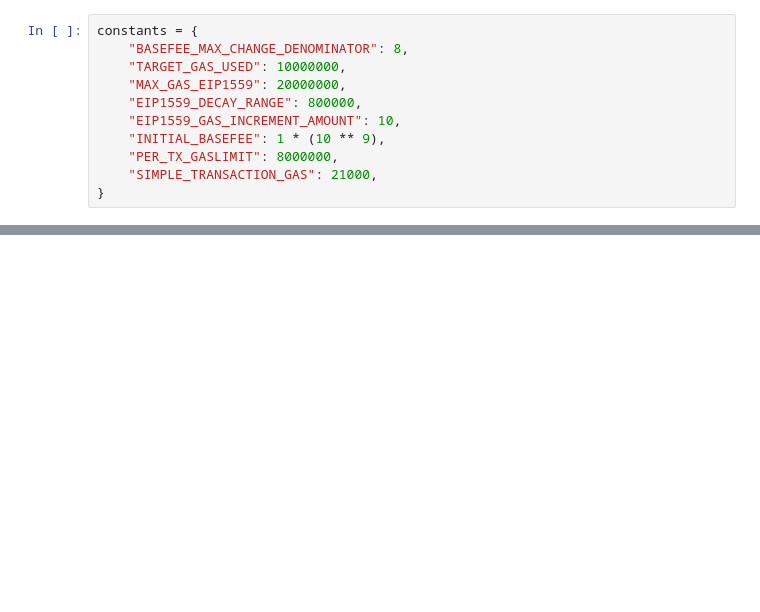
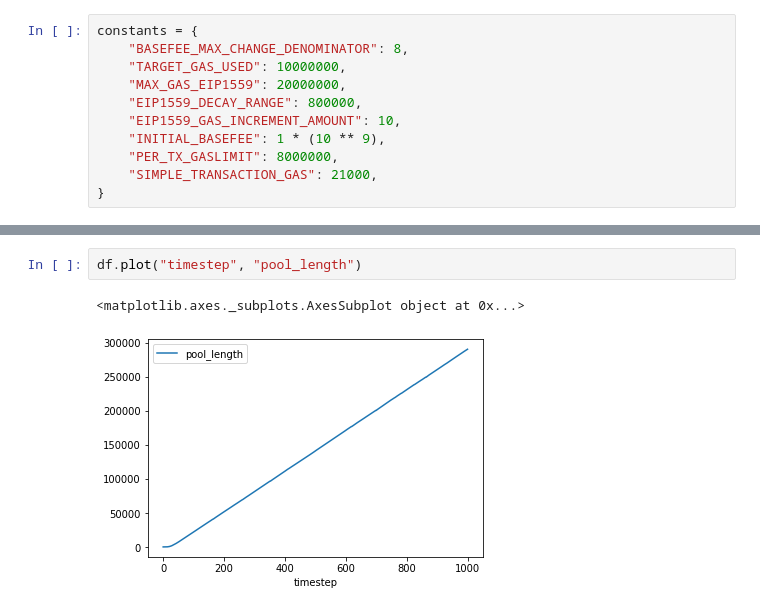
Before and after one commit to ethereum/rig, a Jupyter notebook: eip1559/abm1559.ipynb, the cells around one changed output, grey strips where cells are left out. Drawn from its saved outputs; the diff is of its cells as text; blank space fills up the shorter version.

```diff
--- a/eip1559/abm1559.ipynb
+++ b/eip1559/abm1559.ipynb
@@ -221,0 +271,5 @@ basefee = 8.050111486, 1029 users, 924 txs, 520 included transactions, 31404 poo
+# %%
+df.plot("timestep", "pool_length")
+# %% [output]
+<matplotlib.axes._subplots.AxesSubplot object at 0x...>
+[figure, added]
```
Also changed, not shown: parts of 7 cells of this notebook, 1 other file.
